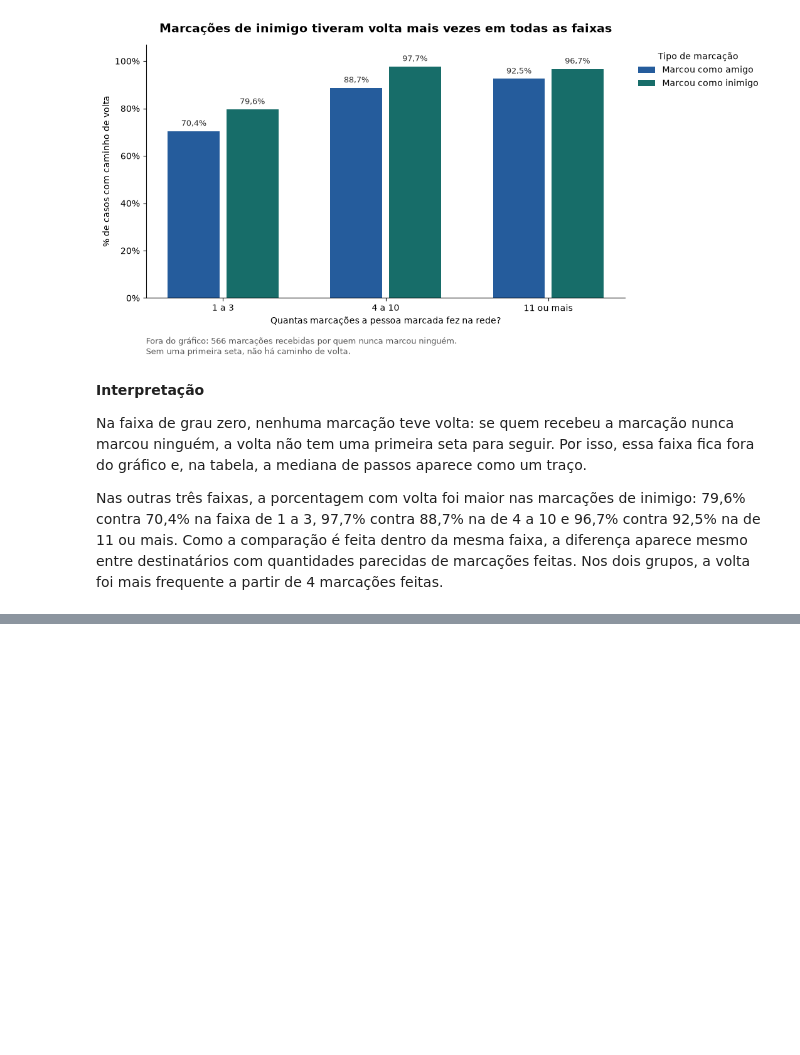
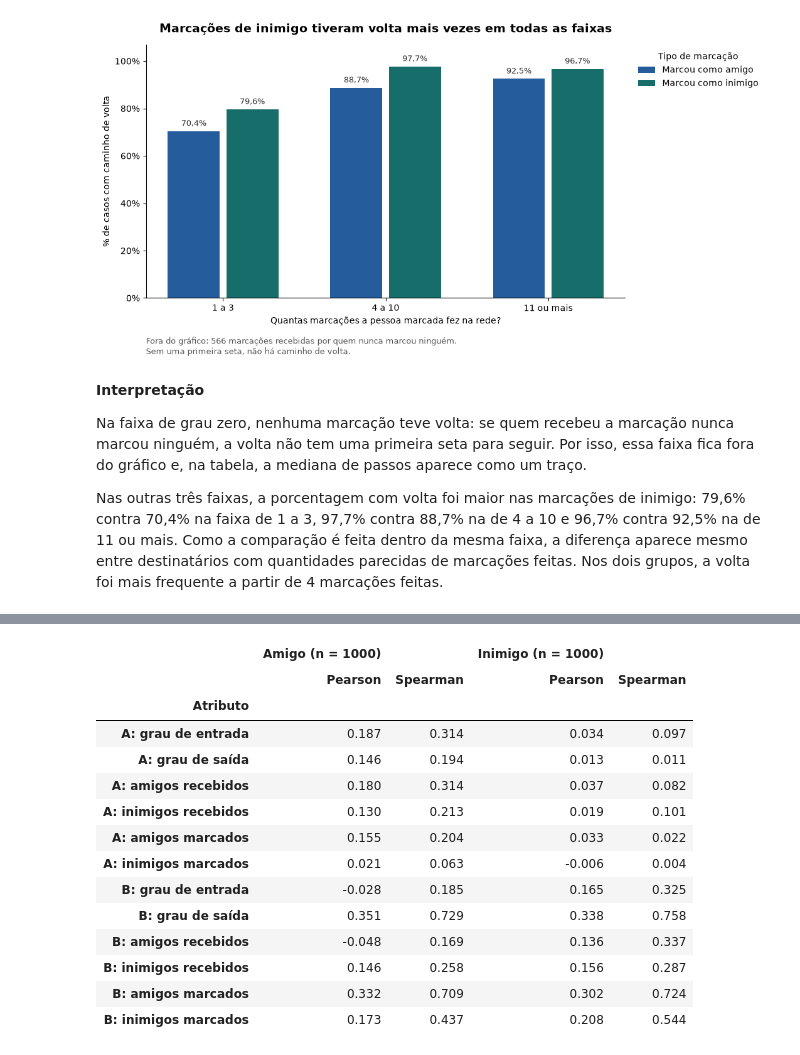
Before and after one commit to arthurlins7/Projeto-Grafos, a Jupyter notebook: notebooks/01_exploracao_dados.ipynb, the cells around one changed output, grey strips where cells are left out. Drawn from its saved outputs; the diff is of its cells as text; code cells hidden in the pictures; blank space fills up the shorter version.

```diff
--- a/notebooks/01_exploracao_dados.ipynb
+++ b/notebooks/01_exploracao_dados.ipynb
@@ -1178,0 +1219,66 @@ Usamos barras agrupadas para comparar amigo e inimigo dentro de cada faixa de gr
+# %%
+# [IA] Claude – sintaxe pandas para cruzar passos_volta.csv com a tabela graus e calcular Pearson e Spearman
+from IPython.display import display
+
+atributos = {
+    "grau_entrada": "grau de entrada",
+    "grau_saida": "grau de saída",
+    "entrada_pos": "amigos recebidos",
+    "entrada_neg": "inimigos recebidos",
+    "saida_pos": "amigos marcados",
+    "saida_neg": "inimigos marcados",
+}
+
+# uma linha por marcação de A para B, com os seis atributos de A (origem) e de B (destino)
+marcacoes = voltas[["origem", "destino", "sinal", "tipo", "passos_volta"]].copy()
+marcacoes["tem_volta"] = marcacoes["passos_volta"].notna().astype(int)
+colunas_atributos = []
+for pessoa, coluna_id in [("A", "origem"), ("B", "destino")]:
+    for coluna, nome in atributos.items():
+        nova = f"{pessoa}: {nome}"
+        marcacoes[nova] = marcacoes[coluna_id].map(graus[coluna])
+        colunas_atributos.append(nova)
+assert marcacoes[colunas_atributos].notna().all().all()
+
+com_volta = marcacoes.dropna(subset=["passos_volta"])
+assert len(marcacoes) == 2000 and len(com_volta) == 1291
+
+
+def pearson_e_spearman(x, y):
+    # Spearman calculado como na seção 6.1: Pearson das posições no ranking
+    return x.corr(y), x.rank().corr(y.rank())
+
+
+def correlacoes(tabela, alvo):
+    # Pearson e Spearman de cada atributo com o alvo, dentro de cada tipo de marcação
+    colunas = {}
+    for tipo in ["amigo", "inimigo"]:
+        grupo = tabela[tabela["tipo"] == tipo]
+        rotulo = f"{tipo.capitalize()} (n = {len(grupo)})"
+        valores = [pearson_e_spearman(grupo[atributo], grupo[alvo]) for atributo in colunas_atributos]
+        colunas[(rotulo, "Pearson")] = [p for p, s in valores]
+        colunas[(rotulo, "Spearman")] = [s for p, s in valores]
+    resultado = pd.DataFrame(colunas, index=pd.Index(colunas_atributos, name="Atributo"))
+    return resultado.round(3)
+
+
+# o tipo é constante dentro de cada grupo, então é avaliado com os grupos juntos, pelo sinal
+tipo_todas = pd.DataFrame(
+    [
+        pearson_e_spearman(marcacoes["sinal"], marcacoes["tem_volta"]),
+        pearson_e_spearman(com_volta["sinal"], com_volta["passos_volta"]),
+    ],
+    columns=["Pearson", "Spearman"],
+    index=pd.Index(
+        [f"Existência da volta (n = {len(marcacoes)})", f"Tamanho da volta (n = {len(com_volta)})"],
+        name="Tipo da marcação (sinal: +1 amigo, −1 inimigo)",
+    ),
+).round(3)
+
+print("Existência da volta (1 = tem volta, 0 = não tem)")
+display(correlacoes(marcacoes, "tem_volta"))
+print("Tamanho da volta (passos, só marcações com volta)")
+display(correlacoes(com_volta, "passos_volta"))
+print("Tipo da marcação, com amigo e inimigo juntos")
+display(tipo_todas)
+# %% [output]
@@ -1178,0 +1286,15 @@ Usamos barras agrupadas para comparar amigo e inimigo dentro de cada faixa de gr
+|  | Amigo (n = 1000) |  | Inimigo (n = 1000) |  |
+|  | Pearson | Spearman | Pearson | Spearman |
+| Atributo |  |  |  |  |
+| A: grau de entrada | 0.187 | 0.314 | 0.034 | 0.097 |
+| A: grau de saída | 0.146 | 0.194 | 0.013 | 0.011 |
+| A: amigos recebidos | 0.180 | 0.314 | 0.037 | 0.082 |
+| A: inimigos recebidos | 0.130 | 0.213 | 0.019 | 0.101 |
+| A: amigos marcados | 0.155 | 0.204 | 0.033 | 0.022 |
+| A: inimigos marcados | 0.021 | 0.063 | -0.006 | 0.004 |
+| B: grau de entrada | -0.028 | 0.185 | 0.165 | 0.325 |
+| B: grau de saída | 0.351 | 0.729 | 0.338 | 0.758 |
+| B: amigos recebidos | -0.048 | 0.169 | 0.136 | 0.337 |
+| B: inimigos recebidos | 0.146 | 0.258 | 0.156 | 0.287 |
+| B: amigos marcados | 0.332 | 0.709 | 0.302 | 0.724 |
+| B: inimigos marcados | 0.173 | 0.437 | 0.208 | 0.544 |
```
Also changed, not shown: parts of 11 cells of this notebook, 10 other files.
